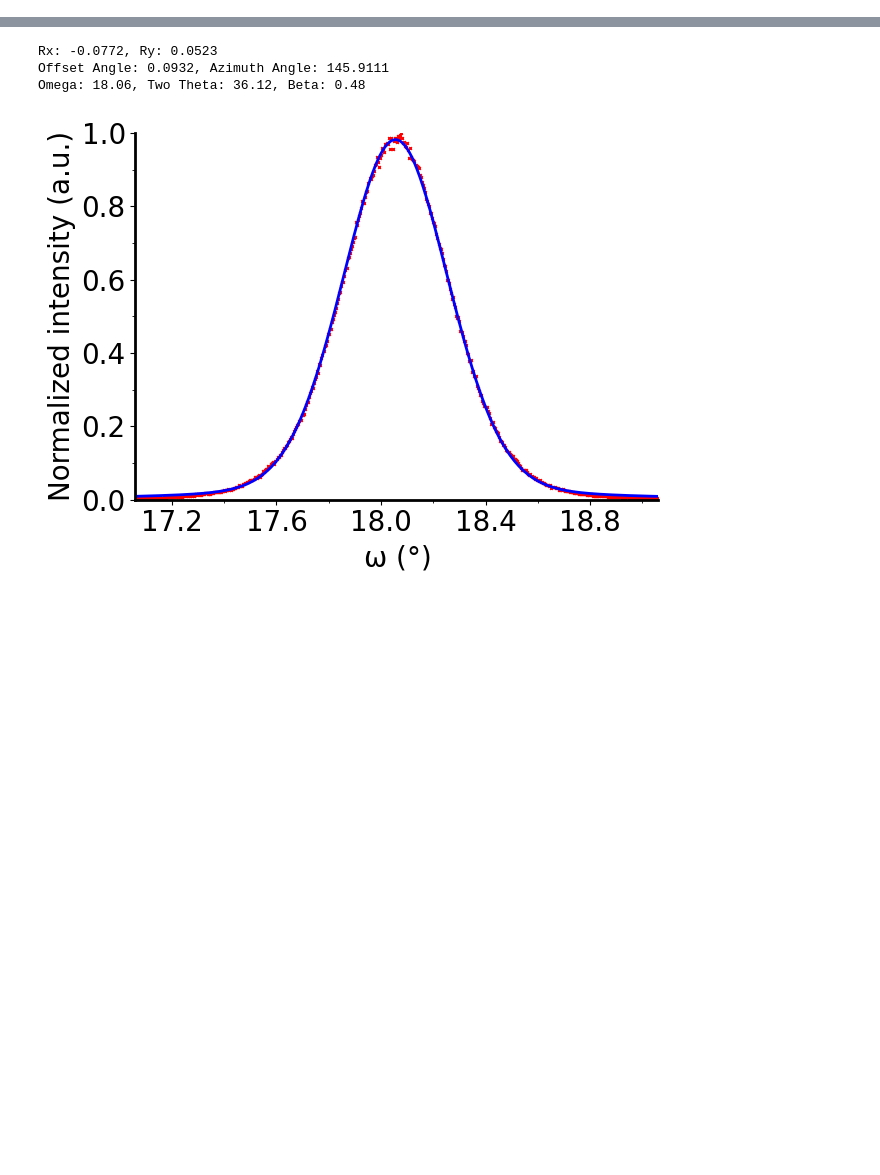
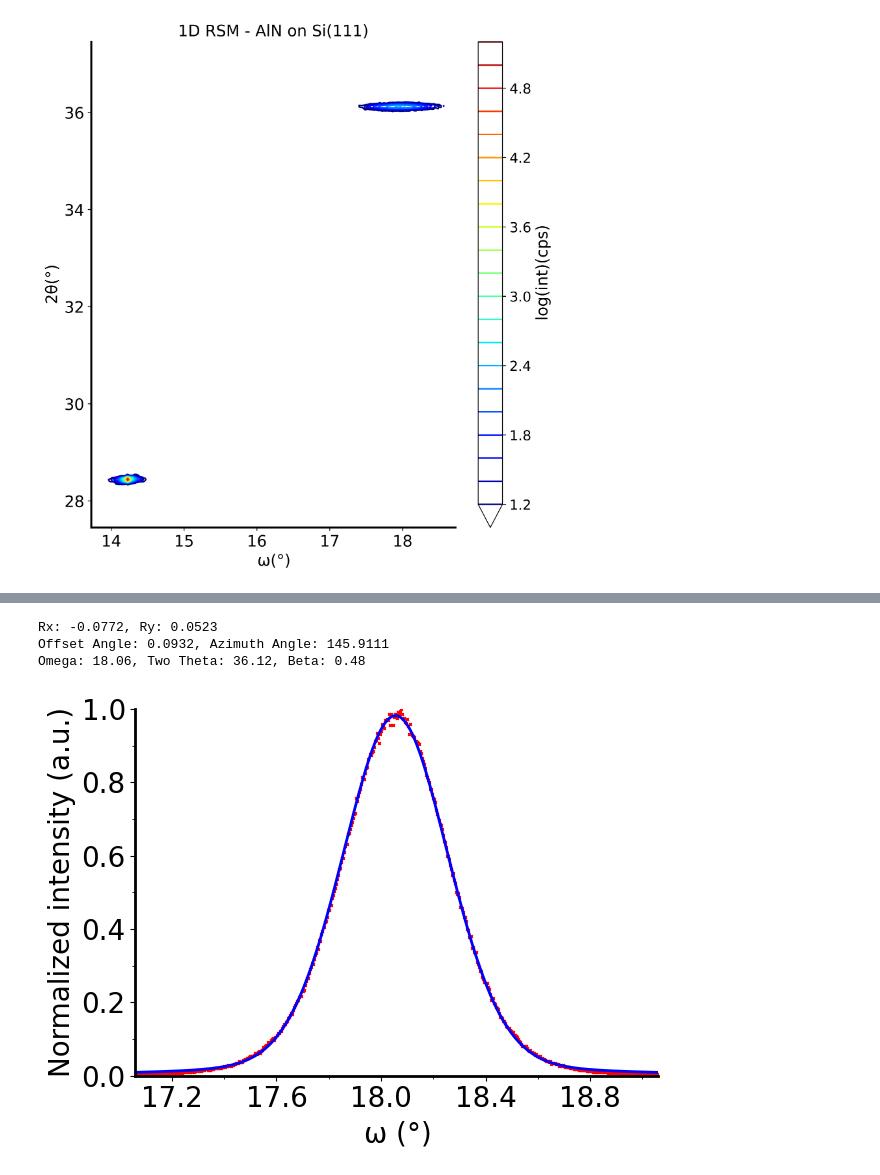
Before and after one commit to josefmtd/rigaku_smartlab, a Jupyter notebook: notebooks/2-JS-AlN_on_Si_HRXRD_RSM.ipynb, the cells around one changed output, grey strips where cells are left out. Drawn from its saved outputs; the diff is of its cells as text; code cells hidden in the pictures; blank space fills up the shorter version.

```diff
--- a/notebooks/2-JS-AlN_on_Si_HRXRD_RSM.ipynb
+++ b/notebooks/2-JS-AlN_on_Si_HRXRD_RSM.ipynb
@@ -127,0 +154,9 @@ def reciprocal_space_map_1D(list_files, use_rlu = False, xlim = None, ylim = Non
+# %%
+reciprocal_space_map_1D([
+    '../data/raw/20250512_M3-0949-C_RSM1D_Si_111_1.ras',
+    '../data/raw/20250512_M3-0949-C_RSM1D_Si_111_3.ras',],
+    use_rlu = False, levels = 25, label_size = 16,
+    title = '1D RSM - AlN on Si(111)'
+)
+# %% [output]
+[figure, added]
```
Also changed, not shown: parts of 14 cells of this notebook, 1 other file.
